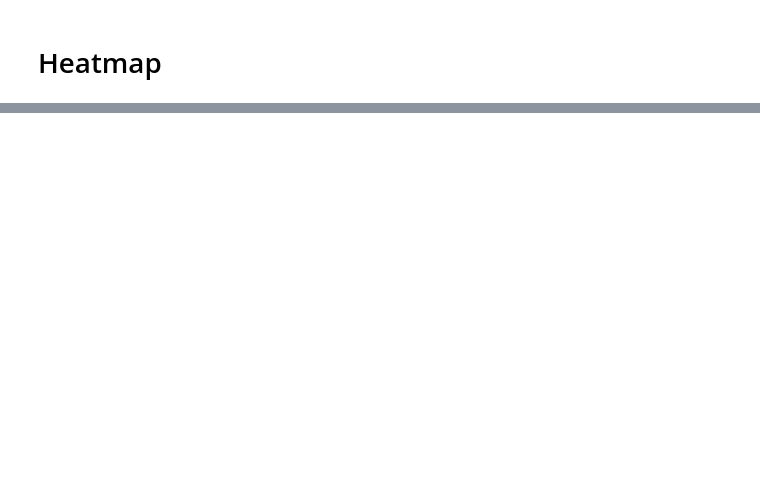
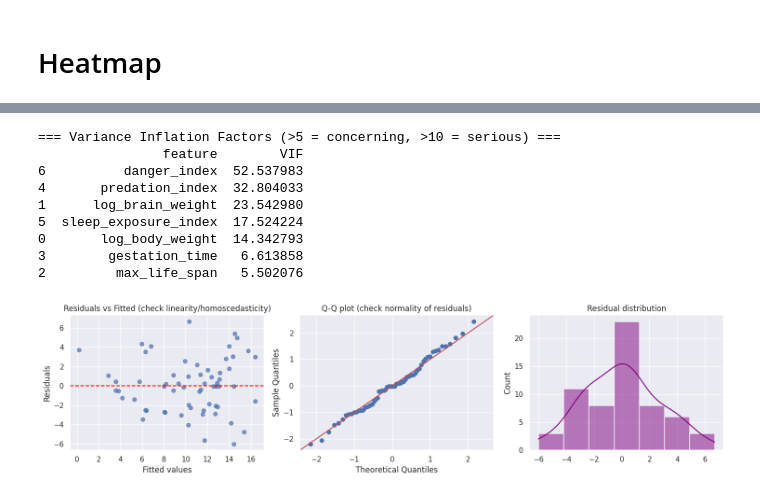
Before and after one commit to Nikhil5566/Data-Science-Portfolio-Projects, a Jupyter notebook: Sleep dataset_.ipynb, the cells around one changed output, grey strips where cells are left out. Saved outputs shown, nothing was run; the diff lists cells and outputs as text; code cells hidden in the pictures; blank space fills up the shorter version.

```diff
--- a/Sleep dataset_.ipynb
+++ b/Sleep dataset_.ipynb
@@ -443,0 +657,14 @@ plt.show()
+# %%
+model_df = df_imputed.copy()
+model_df['log_body_weight'] = np.log1p(model_df['body_weight'])
+model_df['log_brain_weight'] = np.log1p(model_df['brain_weight'])
+
+predictors = ['log_body_weight', 'log_brain_weight', 'max_life_span',
+              'gestation_time', 'predation_index', 'sleep_exposure_index', 'danger_index']
+X = model_df[predictors]
+y = model_df['total_sleep']
+
+X_sm = sm.add_constant(X)
+ols_model = sm.OLS(y, X_sm).fit()
+print("\n=== OLS Regression Summary ===")
+print(ols_model.summary())
@@ -443,0 +689,38 @@ plt.show()
+# %%
+# VIF — check multicollinearity (predation/exposure/danger are related by construction)
+vif_df = pd.DataFrame({
+    'feature': X.columns,
+    'VIF': [variance_inflation_factor(X.values, i) for i in range(X.shape[1])]
+})
+print("\n=== Variance Inflation Factors (>5 = concerning, >10 = serious) ===")
+print(vif_df.sort_values('VIF', ascending=False))
+
+# Residual diagnostics
+fitted = ols_model.fittedvalues
+resid = ols_model.resid
+
+fig, axes = plt.subplots(1, 3, figsize=(15, 4))
+axes[0].scatter(fitted, resid, alpha=0.7)
+axes[0].axhline(0, color='red', linestyle='--')
+axes[0].set_xlabel('Fitted values'); axes[0].set_ylabel('Residuals')
+axes[0].set_title('Residuals vs Fitted (check linearity/homoscedasticity)')
+
+sm.qqplot(resid, line='45', fit=True, ax=axes[1])
+axes[1].set_title('Q-Q plot (check normality of residuals)')
+
+sns.histplot(resid, kde=True, ax=axes[2], color='purple')
+axes[2].set_title('Residual distribution')
+plt.tight_layout()
+plt.savefig('05_ols_residual_diagnostics.png')
+plt.show()
+# %% [output]
+=== Variance Inflation Factors (>5 = concerning, >10 = serious) ===
+                feature        VIF
+6          danger_index  52.537983
+4       predation_index  32.804033
+1      log_brain_weight  23.542980
+5  sleep_exposure_index  17.524224
+0       log_body_weight  14.342793
+3        gestation_time   6.613858
+2         max_life_span   5.502076
+[figure, added]
```
Also changed, not shown: parts of 29 cells of this notebook.
